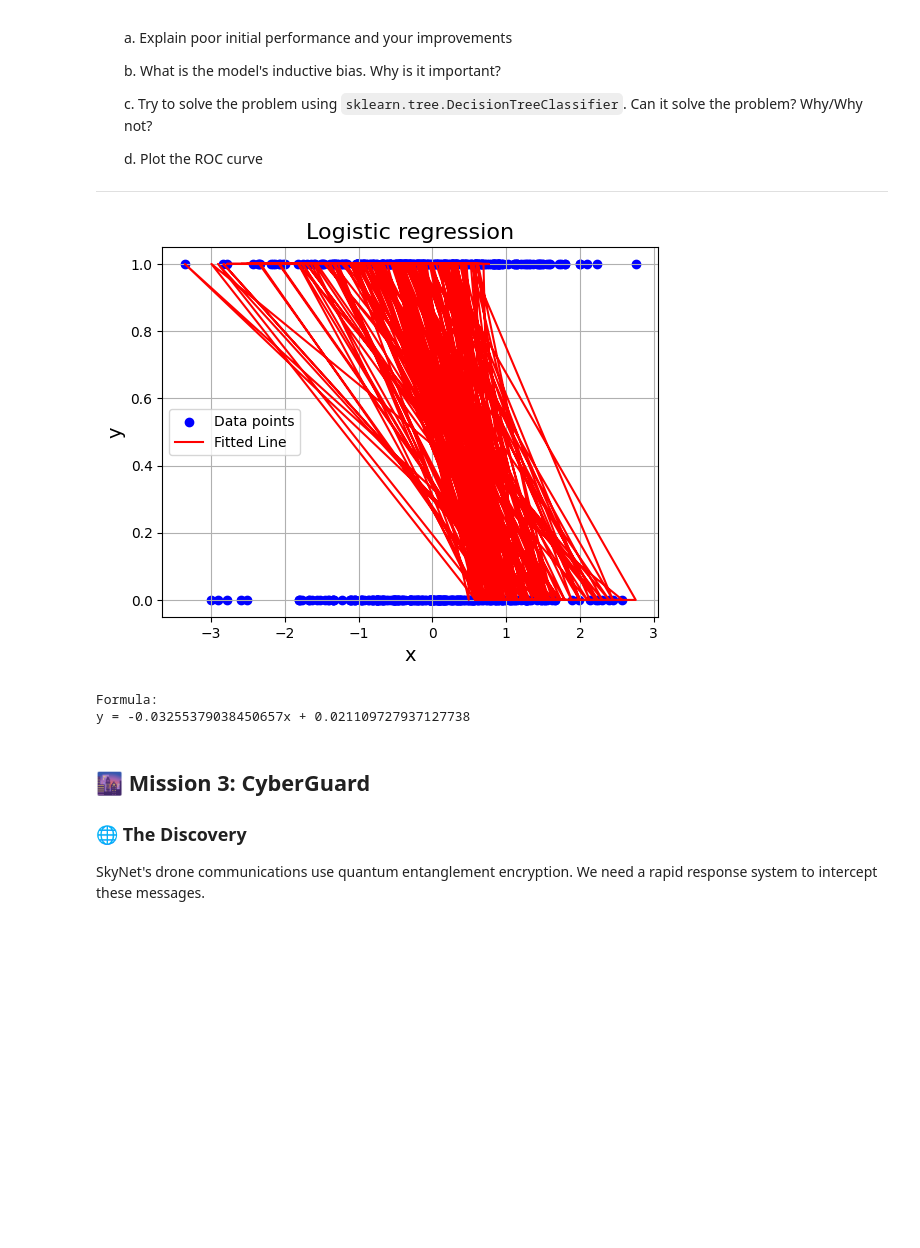
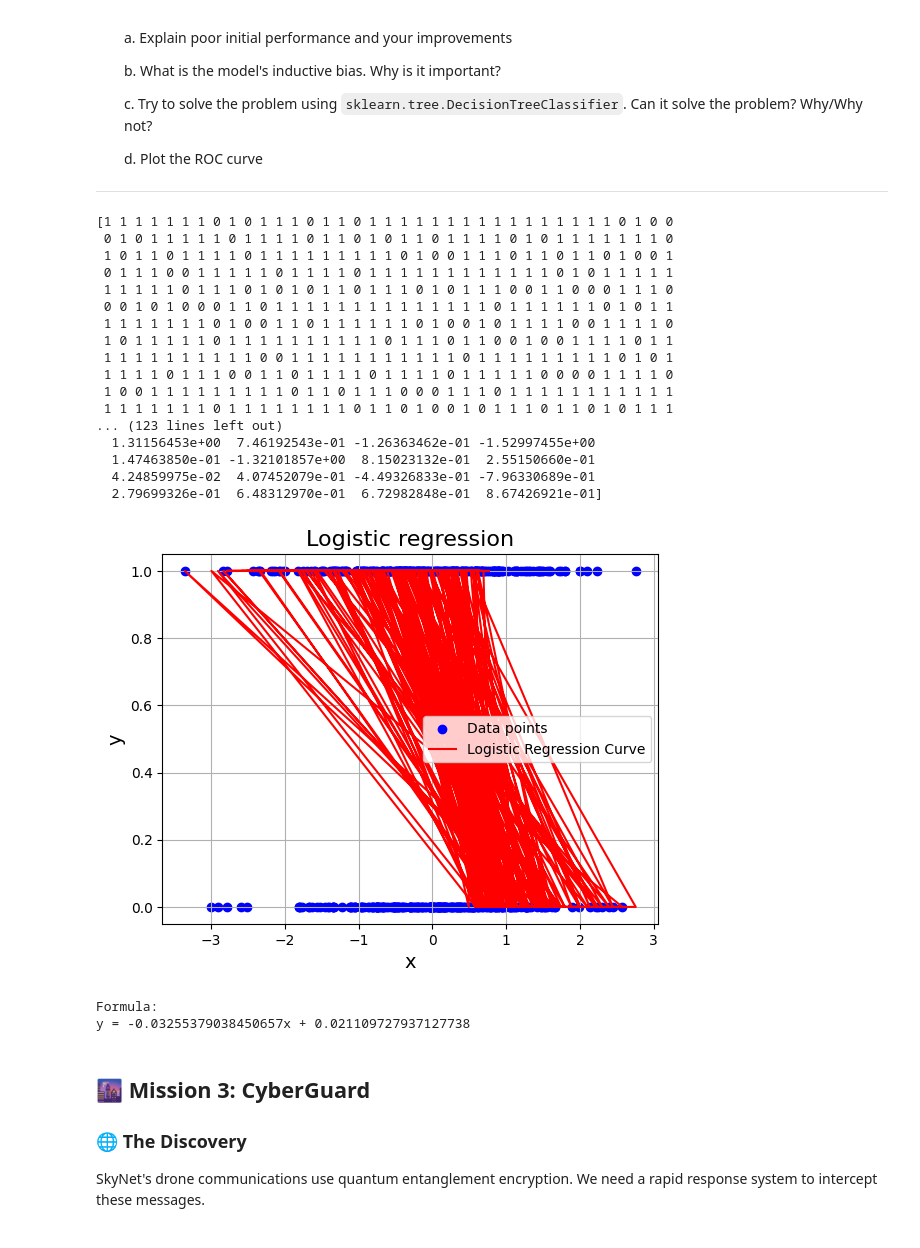
Before and after one commit to Ksund02/Machine-Learning-Project, a Jupyter notebook: Chapter_1.ipynb, the cells around one changed output. Cells and saved outputs as stored; diff of their text form; code cells hidden in the pictures; blank space fills up the shorter version.

```diff
--- a/Chapter_1.ipynb
+++ b/Chapter_1.ipynb
@@ -151,8 +153,8 @@ class LogisticRegression:
         self.learning_rate = learning_rate
         self.epochs = epochs
         self.weights = None
-        self.bias = None
-        self.losses = []
+        self.bias = 0
+        # self.losses = []
         self.train_accuracies = []
 
     def fit(self, X, y):
@@ -161,75 +163,103 @@ class LogisticRegression:
             X = np.array(X).reshape(-1, 1)
         else:
             X = np.array(X)
+        y = np.array(y)
 
         self.weights = np.zeros(X.shape[1])
-        self.bias = 0
 
-        #Gradient Descent
+        # Gradient Descent
         for _ in range(self.epochs):
-            lin_model = np.dot(X, self.weights) + self.bias
-            y_pred = self.sigmoid_fuction(lin_model)
+            y_pred = self.predict_proba(X)
             grad_w, grad_b = self.compute_gradients(X, y, len(X), y_pred)
             self.update_parameters(grad_w, grad_b)
 
-            loss = self._compute_loss(y, y_pred)
-            pred_to_class = [1 if _y > 0.5 else 0 for _y in y_pred]
+            pred_to_class = self.predict(X)
             self.train_accuracies.append(self.compute_accuracy(y, pred_to_class))
-            self.losses.append(loss)
+            # loss = self._compute_loss(y, y_pred)
+            # self.losses.append(loss)
 
     def predict(self, X):
+        y_pred = self.predict_proba(X)
+        return np.array([1 if _y > 0.5 else 0 for _y in y_pred])
+
+    def predict_proba(self, X):
+        # Return predicted probabilities
         if len(X.shape) == 1:
             X = np.array(X).reshape(-1, 1)
         else:
             X = np.array(X)
-        lin_model = np.dot(X, self.weights) + self.bias
-        y_pred = self.sigmoid_fuction(lin_model)
-        return [1 if _y > 0.5 else 0 for _y in y_pred]
 
-    def sigmoid_fuction(self, x):
+        lin_model = np.matmul(X, self.weights) + self.bias
+        y_pred = self.sigmoid_function(lin_model)
+        return y_pred
+
+    def sigmoid_function(self, x):
         return 1 / (1 + np.exp(-x))
 
-    #TODO
-    def _compute_loss(self, y, y_pred):
-        return -np.mean(y * np.log(y_pred) + (1 - y) * np.log(1 - y_pred))
+    # def _compute_loss(self, y, y_pred):
+    #     return -np.mean(y * np.log(y_pred) + (1 - y) * np.log(1 - y_pred))
 
     def compute_gradients(self, X, y, n, y_pred):
-        dw = (1 / n) * np.dot(X.T, (y_pred - y))
+        dw = (1 / n) * np.matmul(X.T, (y_pred - y))
         db = (1 / n) * np.sum(y_pred - y)
         return dw, db
 
     def update_parameters(self, grad_w, grad_b):
         self.weights -= self.learning_rate * grad_w
         self.bias -= self.learning_rate * grad_b
 
-    #TODO
-    def compute_accuracy(self, y, y_pred_to_class):
-        return np.mean(y == y_pred_to_class)
+    def compute_accuracy(self, true_values, predictions):
+        return np.mean(true_values == predictions)
 
 
 logreg = LogisticRegression()
 
 X = train.iloc[:, :2]
 y = train["y"]
 
 logreg.fit(X, y)
-predictions = logreg.predict(X)
+# predictions = logreg.predict(X)
 
-plt.scatter(X["x0"], y, c='blue', label='Data points')
-plt.plot(X["x0"], predictions, c='red', label='Fitted Line')
+X_plot = np.array(train.iloc[:, :2])
+y_plot = logreg.predict(X_plot)
+print(y_plot)
+print(X_plot[:, 0])
+
+#plt.plot(np.linspace(0, 1000, 1000), logreg.train_accuracies, c='blue', label='Train Accuracy')
+plt.scatter(X_plot[:, 0], y, c='blue', label='Data points')
+plt.plot(X_plot[:, 0], y_plot, c='red', label='Logistic Regression Curve')
 plt.grid(True)
 plt.xlabel('x', fontsize=14)
 plt.ylabel('y', fontsize=14)
 plt.title('Logistic regression', fontsize=16)
 plt.legend()
 plt.show()
 
+
+
 print("Formula:")
 print(f"y = {logreg.weights[0]}x + {logreg.bias}")
 # %% [output]
+[1 1 1 1 1 1 1 0 1 0 1 1 1 0 1 1 0 1 1 1 1 1 1 1 1 1 1 1 1 1 1 1 1 0 1 0 0
+ 0 1 0 1 1 1 1 1 0 1 1 1 1 0 1 1 0 1 0 1 1 0 1 1 1 1 0 1 0 1 1 1 1 1 1 1 0
+ 1 0 1 1 0 1 1 1 1 0 1 1 1 1 1 1 1 1 1 0 1 0 0 1 1 1 0 1 1 0 1 1 0 1 0 0 1
+ 0 1 1 1 0 0 1 1 1 1 1 0 1 1 1 1 0 1 1 1 1 1 1 1 1 1 1 1 1 0 1 0 1 1 1 1 1
+ 1 1 1 1 1 0 1 1 1 0 1 0 1 0 1 1 0 1 1 1 0 1 0 1 1 1 0 0 1 1 0 0 0 1 1 1 0
+ 0 0 1 0 1 0 0 0 1 1 0 1 1 1 1 1 1 1 1 1 1 1 1 1 1 0 1 1 1 1 1 1 0 1 0 1 1
+ 1 1 1 1 1 1 1 0 1 0 0 1 1 0 1 1 1 1 1 1 0 1 0 0 1 0 1 1 1 1 0 0 1 1 1 1 0
+ 1 0 1 1 1 1 1 0 1 1 1 1 1 1 1 1 1 1 0 1 1 1 0 1 1 0 0 1 0 0 1 1 1 1 0 1 1
+ 1 1 1 1 1 1 1 1 1 1 0 0 1 1 1 1 1 1 1 1 1 1 1 0 1 1 1 1 1 1 1 1 1 0 1 0 1
+ 1 1 1 1 0 1 1 1 0 0 1 1 0 1 1 1 1 0 1 1 1 1 0 1 1 1 1 1 0 0 0 0 1 1 1 1 0
+ 1 0 0 1 1 1 1 1 1 1 1 1 0 1 1 0 1 1 1 0 0 0 1 1 1 0 1 1 1 1 1 1 1 1 1 1 1
+ 1 1 1 1 1 1 1 0 1 1 1 1 1 1 1 1 0 1 1 0 1 0 0 1 0 1 1 1 0 1 1 0 1 0 1 1 1
+... (123 lines left out)
+  1.31156453e+00  7.46192543e-01 -1.26363462e-01 -1.52997455e+00
+  1.47463850e-01 -1.32101857e+00  8.15023132e-01  2.55150660e-01
+  4.24859975e-02  4.07452079e-01 -4.49326833e-01 -7.96330689e-01
+  2.79699326e-01  6.48312970e-01  6.72982848e-01  8.67426921e-01]
-[figure, old version]
+[figure, new version]
-Formula:
-y = -0.03255379038450657x + 0.021109727937127738
+Formula:
+y = -0.03255379038450657x + 0.021109727937127738
 # %% [markdown]
 
 ## 🌆 Mission 3: CyberGuard
```
Also changed, not shown: parts of 2 cells of this notebook, 1 other file.
